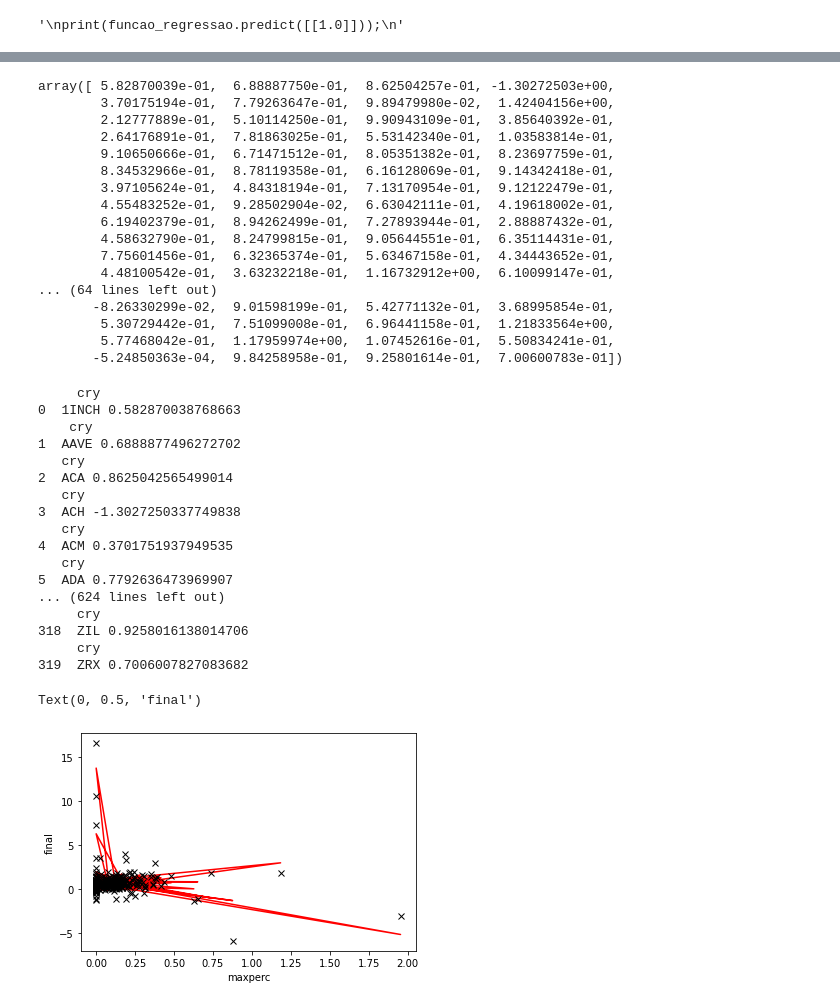
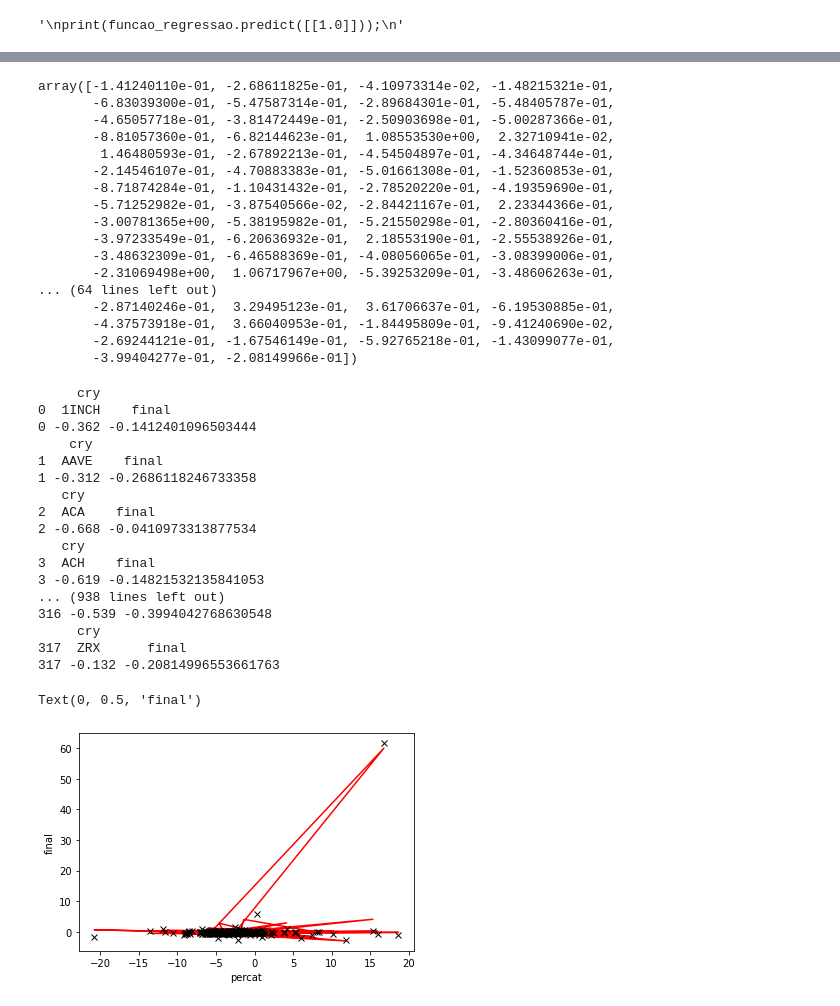
Before and after one commit to Francelo20/Frinance11, a Jupyter notebook: intel2.ipynb, the cells around one changed output, grey strips where cells are left out. Drawn from its saved outputs; the diff is of its cells as text; code cells hidden in the pictures.

```diff
--- a/intel2.ipynb
+++ b/intel2.ipynb
@@ -2,7 +2,9 @@
 import pandas as pd
 
 A = pd.read_json("final.json")
-df=pd.DataFrame(A, columns=[ 'aumeperc', 'final']) ##columns=[]
+df=pd.DataFrame(A, columns=[ 'percin', 'percat',
+       'difresperc', 'qualymes',  'minperc',
+        'final']) ##columns=[]
 A.columns
 df.columns
 # %% [output]
@@ -83,56 +95,57 @@ resultado= est.predict()
 resultado
 #print (pd.crosstab(Y_test, resultado, rownames=['Real'], colnames=['Predito'], margins=True))
 # %% [output]
-array([ 5.82870039e-01,  6.88887750e-01,  8.62504257e-01, -1.30272503e+00,
-        3.70175194e-01,  7.79263647e-01,  9.89479980e-02,  1.42404156e+00,
-        2.12777889e-01,  5.10114250e-01,  9.90943109e-01,  3.85640392e-01,
-        2.64176891e-01,  7.81863025e-01,  5.53142340e-01,  1.03583814e-01,
-        9.10650666e-01,  6.71471512e-01,  8.05351382e-01,  8.23697759e-01,
-        8.34532966e-01,  8.78119358e-01,  6.16128069e-01,  9.14342418e-01,
-        3.97105624e-01,  4.84318194e-01,  7.13170954e-01,  9.12122479e-01,
-        4.55483252e-01,  9.28502904e-02,  6.63042111e-01,  4.19618002e-01,
-        6.19402379e-01,  8.94262499e-01,  7.27893944e-01,  2.88887432e-01,
-        4.58632790e-01,  8.24799815e-01,  9.05644551e-01,  6.35114431e-01,
-        7.75601456e-01,  6.32365374e-01,  5.63467158e-01,  4.34443652e-01,
-        4.48100542e-01,  3.63232218e-01,  1.16732912e+00,  6.10099147e-01,
+array([-1.41240110e-01, -2.68611825e-01, -4.10973314e-02, -1.48215321e-01,
+       -6.83039300e-01, -5.47587314e-01, -2.89684301e-01, -5.48405787e-01,
+       -4.65057718e-01, -3.81472449e-01, -2.50903698e-01, -5.00287366e-01,
+       -8.81057360e-01, -6.82144623e-01,  1.08553530e+00,  2.32710941e-02,
+        1.46480593e-01, -2.67892213e-01, -4.54504897e-01, -4.34648744e-01,
+       -2.14546107e-01, -4.70883383e-01, -5.01661308e-01, -1.52360853e-01,
+       -8.71874284e-01, -1.10431432e-01, -2.78520220e-01, -4.19359690e-01,
+       -5.71252982e-01, -3.87540566e-02, -2.84421167e-01,  2.23344366e-01,
+       -3.00781365e+00, -5.38195982e-01, -5.21550298e-01, -2.80360416e-01,
+       -3.97233549e-01, -6.20636932e-01,  2.18553190e-01, -2.55538926e-01,
+       -3.48632309e-01, -6.46588369e-01, -4.08056065e-01, -3.08399006e-01,
+       -2.31069498e+00,  1.06717967e+00, -5.39253209e-01, -3.48606263e-01,
 ... (64 lines left out)
-       -8.26330299e-02,  9.01598199e-01,  5.42771132e-01,  3.68995854e-01,
-        5.30729442e-01,  7.51099008e-01,  6.96441158e-01,  1.21833564e+00,
-        5.77468042e-01,  1.17959974e+00,  1.07452616e-01,  5.50834241e-01,
-       -5.24850363e-04,  9.84258958e-01,  9.25801614e-01,  7.00600783e-01])
+       -2.87140246e-01,  3.29495123e-01,  3.61706637e-01, -6.19530885e-01,
+       -4.37573918e-01,  3.66040953e-01, -1.84495809e-01, -9.41240690e-02,
+       -2.69244121e-01, -1.67546149e-01, -5.92765218e-01, -1.43099077e-01,
+       -3.99404277e-01, -2.08149966e-01])
 # %%
-for index in range(320):
+quantos=318
+for index in range(quantos):
     qualcry= pd.DataFrame(A, columns=['cry'],index=[index])
-    print(qualcry, resultado[index])
+    qualtava= pd.DataFrame(A, columns=['final'],index=[index])
+    print(qualcry, qualtava,resultado[index])
 # %% [output]
      cry
-0  1INCH 0.582870038768663
+0  1INCH    final
+0 -0.362 -0.1412401096503444
     cry
-1  AAVE 0.6888877496272702
+1  AAVE    final
+1 -0.312 -0.2686118246733358
    cry
-2  ACA 0.8625042565499014
+2  ACA    final
+2 -0.668 -0.0410973313877534
    cry
-3  ACH -1.3027250337749838
-   cry
-4  ACM 0.3701751937949535
-   cry
-5  ADA 0.7792636473969907
-... (624 lines left out)
+3  ACH    final
+3 -0.619 -0.14821532135841053
+... (938 lines left out)
+316 -0.539 -0.3994042768630548
      cry
-318  ZIL 0.9258016138014706
-     cry
-319  ZRX 0.7006007827083682
+317  ZRX      final
+317 -0.132 -0.20814996553661763
 # %%
 
 import matplotlib.pyplot as plt
 ##plt.figure(figsize=(10,10))
 ##plt.scatter(X_train, Y_train)
 ##plt.plot(X_test, funcao_regressao.predict(X_test), color='red')
-plt.plot(df['maxperc'], est.predict(),'r-', label='predicted' )
-
-plt.plot(df['maxperc'], df['final'], 'kx', label='data'  )
-plt.xlabel('maxperc')
+plt.plot(df['percat'], est.predict(),'r-', label='predicted' )
+plt.plot(df['percat'], df['final'], 'kx', label='data'  )
+plt.xlabel('percat')
 plt.ylabel('final')
 # %% [output]
 Text(0, 0.5, 'final')
-[figure, old version]
+[figure, new version]
```
Also changed, not shown: parts of 7 cells of this notebook, 11 other files.
